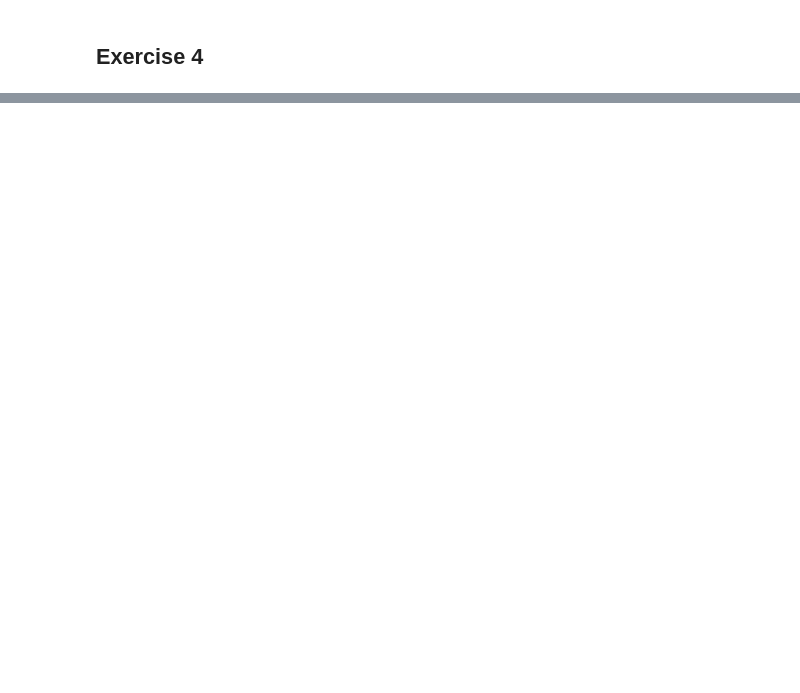
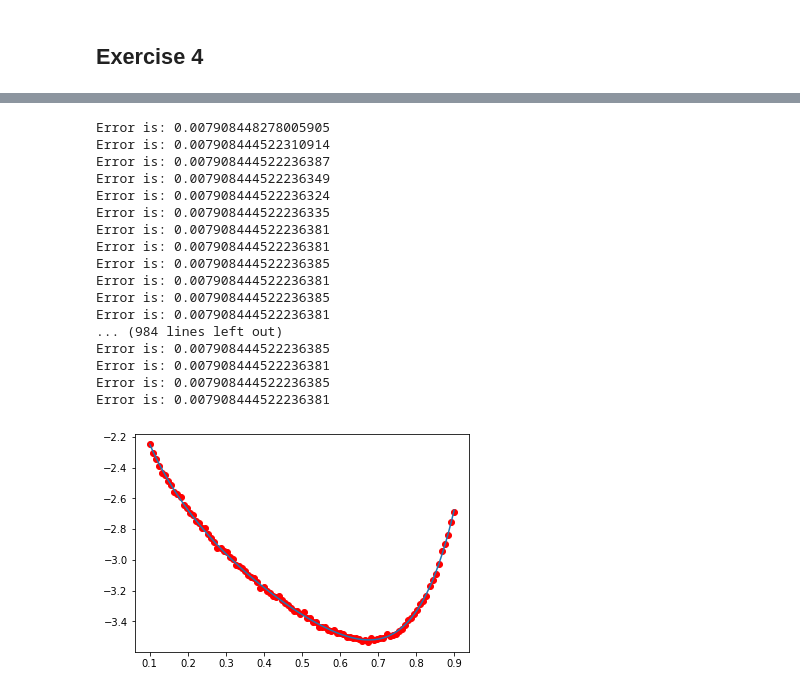
Before and after one commit to nalsur-veallam/Python, a Jupyter notebook: comp_math/8th.ipynb, the cells around one changed output, grey strips where cells are left out. Cells and saved outputs as stored; diff of their text form; code cells hidden in the pictures; blank space fills up the shorter version.

```diff
--- a/comp_math/8th.ipynb
+++ b/comp_math/8th.ipynb
@@ -209,0 +213,43 @@ df
+# %%
+def normal(y, x, w, tol=1e-8):
+    k = 0
+
+    fun = lambda w: y - w[0]*x**w[1] - w[2]*x**w[3]
+
+    while(np.sum(fun(w)**2) > tol):
+        k +=1
+        if k > 1e3:
+            return w
+        J1 = (x**w[1]).reshape(-1, 1)
+        J2 = (w[0]*np.log(x)*x**w[1]).reshape(-1, 1)
+        J3 = (x**w[3]).reshape(-1, 1)
+        J4 = (w[2]*np.log(x)*x**w[3]).reshape(-1, 1)
+        J = np.concatenate([J1, J2, J3, J4], axis=1)
+        w = w + np.linalg.inv(J.T@J)@J.T@fun(w)
+        print("Error is:",np.sum(fun(w)**2))
+
+    return w
+# %%
+w_ = normal(y=y,x=x,w=w)
+plt.plot(x, w[0]*x**w[1] + w[2]*x**w[3])
+plt.scatter(x, y, c='r')
+plt.show()
+# %% [output]
+Error is: 0.007908448278005905
+Error is: 0.007908444522310914
+Error is: 0.007908444522236387
+Error is: 0.007908444522236349
+Error is: 0.007908444522236324
+Error is: 0.007908444522236335
+Error is: 0.007908444522236381
+Error is: 0.007908444522236381
+Error is: 0.007908444522236385
+Error is: 0.007908444522236381
+Error is: 0.007908444522236385
+Error is: 0.007908444522236381
+... (984 lines left out)
+Error is: 0.007908444522236385
+Error is: 0.007908444522236381
+Error is: 0.007908444522236385
+Error is: 0.007908444522236381
+[figure, added]
```
Also changed, not shown: parts of 6 cells of this notebook.
